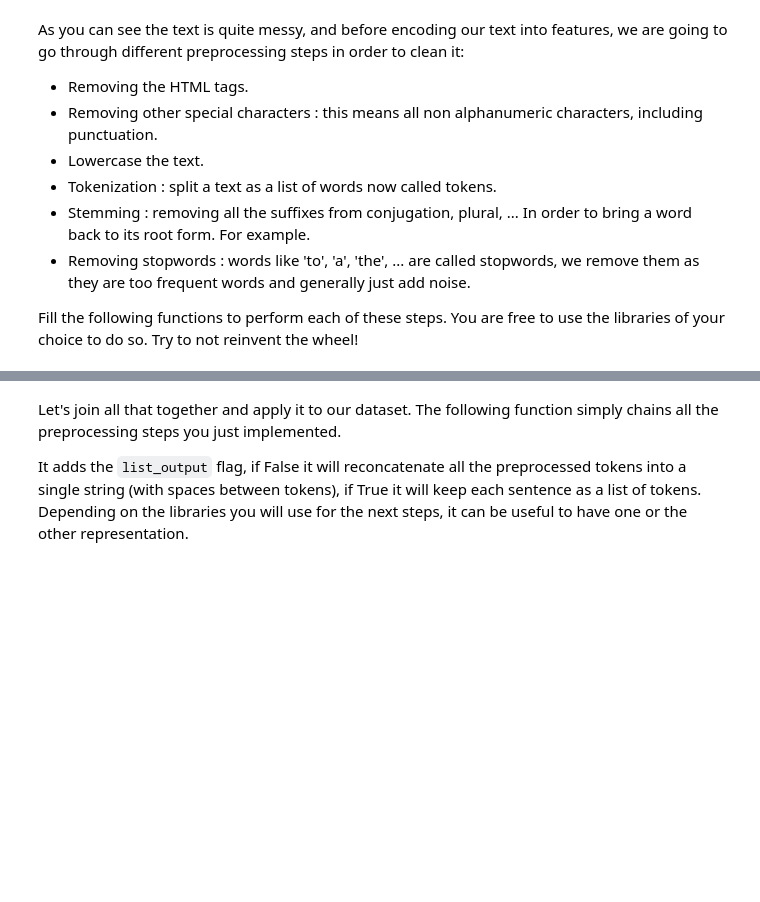
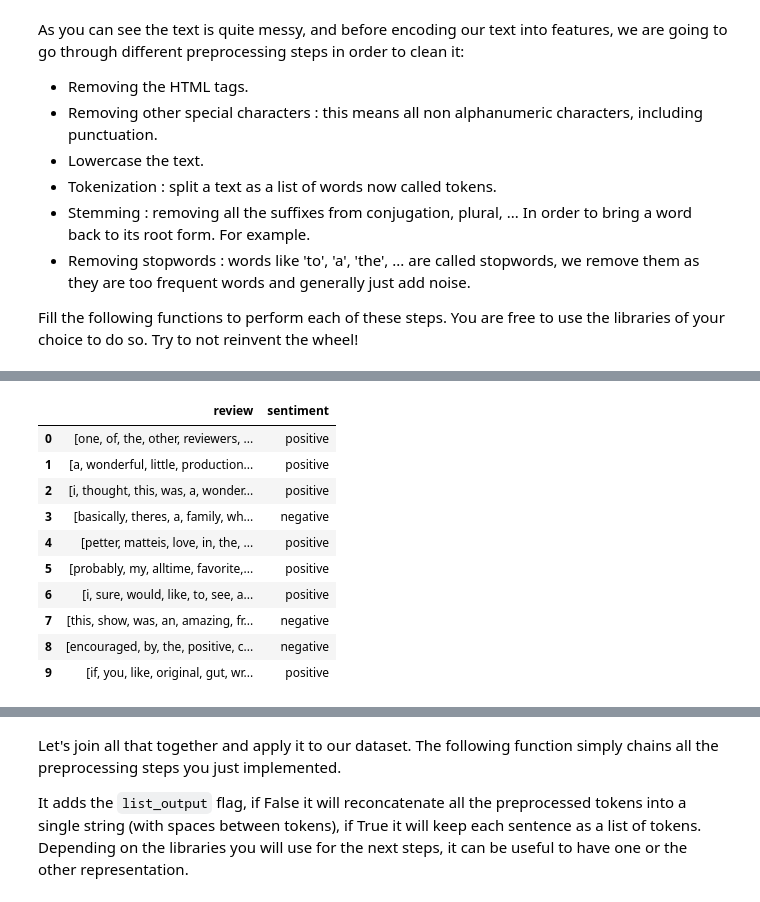
Before and after one commit to fabricepaka/My-first-sentiment-analysis, a Jupyter notebook: notebooks/Machine_Learning_7_NLP.ipynb, the cells around one changed output, grey strips where cells are left out. Saved outputs shown, nothing was run; the diff lists cells and outputs as text; code cells hidden in the pictures; blank space fills up the shorter version.

```diff
--- a/notebooks/Machine_Learning_7_NLP.ipynb
+++ b/notebooks/Machine_Learning_7_NLP.ipynb
@@ -60,8 +95,10 @@ def remove_html_tags(text):
     """
     Input: str : A string to clean from html tags
     Output: str : The same string with html tags removed
-    """debuter le NLP
-    #TOFILL
+    """
+
+    #remove HTML tags
+    return re.sub('<br /><br />', '', text)
 # %%
 imdb_dataset['review']=imdb_dataset['review'].apply(remove_html_tags)
 imdb_dataset.head(10)
@@ -72,6 +121,8 @@ def remove_special_characters(text):
     Output: str : The same strings without non alphanumeric characters
     """
     #TOFILL
+    # Removing special characters and lowercase the text
+    return " ".join([re.sub(r'[^a-zA-Z0-9]', '', elm) for elm in text.split()])
 # %%
 imdb_dataset['review']=imdb_dataset['review'].apply(remove_special_characters)
 imdb_dataset.head(10)
@@ -95,6 +170,18 @@ def tokenize_words(text):
 # %%
-imdb_dataset['review']=imddebuter le NLPb_dataset['review'].apply(tokenize_words)
+imdb_dataset['review']=imdb_dataset['review'].apply(tokenize_words)
 imdb_dataset.head(10)
+# %% [output]
+|  | review | sentiment |
+| 0 | [one, of, the, other, reviewers, ... | positive |
+| 1 | [a, wonderful, little, production... | positive |
+| 2 | [i, thought, this, was, a, wonder... | positive |
+| 3 | [basically, theres, a, family, wh... | negative |
+| 4 | [petter, matteis, love, in, the, ... | positive |
+| 5 | [probably, my, alltime, favorite,... | positive |
+| 6 | [i, sure, would, like, to, see, a... | positive |
+| 7 | [this, show, was, an, amazing, fr... | negative |
+| 8 | [encouraged, by, the, positive, c... | negative |
+| 9 | [if, you, like, original, gut, wr... | positive |
 # %%
 def remove_stopwords(token_list):
     """
```
Also changed, not shown: parts of 25 cells of this notebook.
